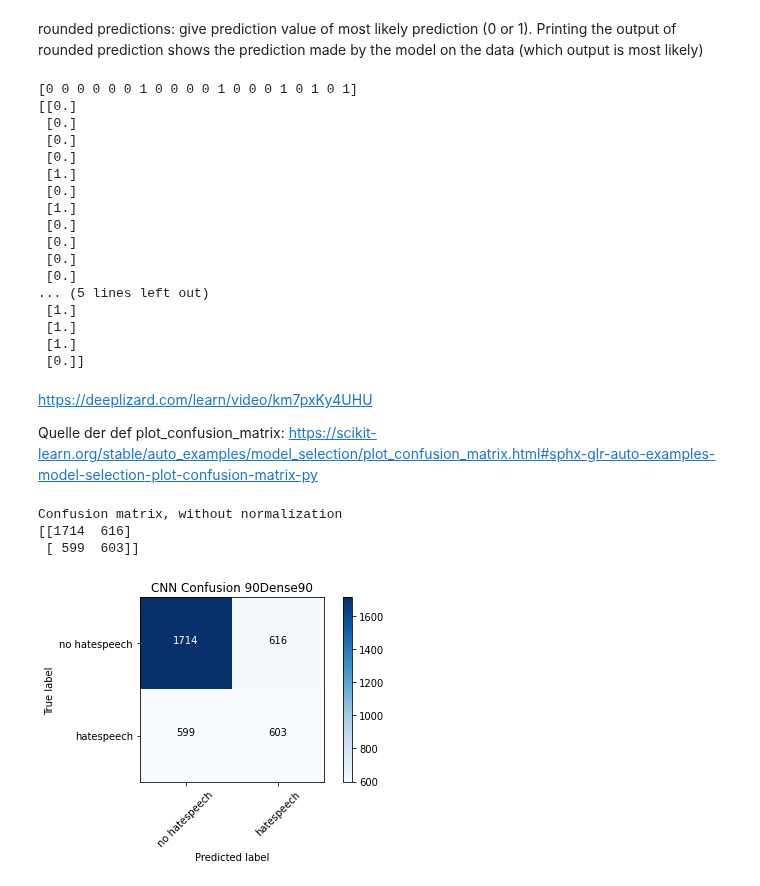
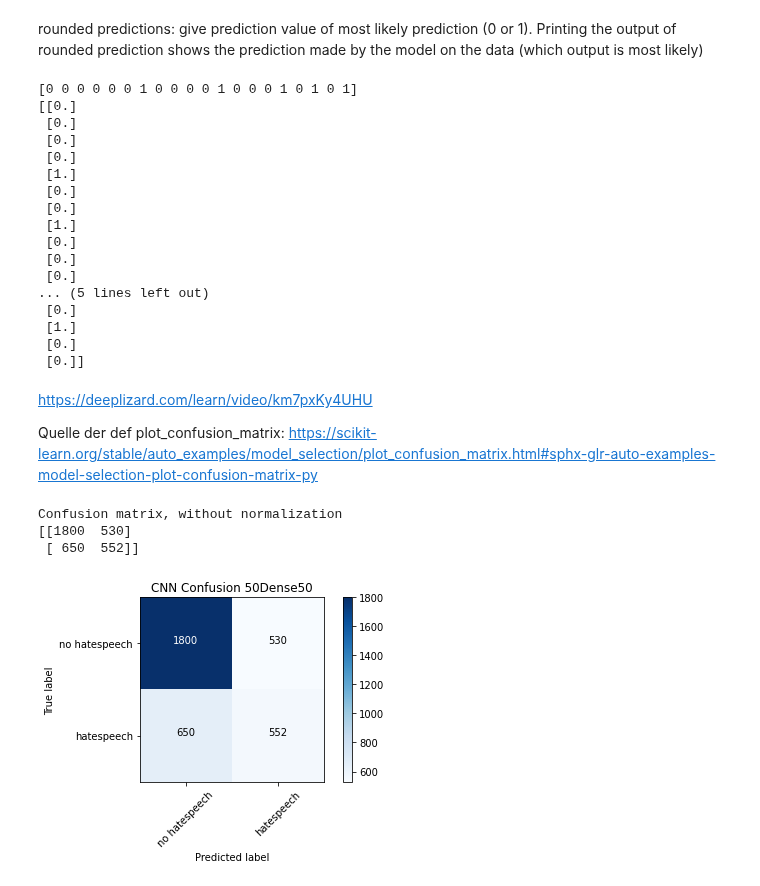
Before and after one commit to BiancaStadl/ProjektarbeitML, a Jupyter notebook: CNN_embedded.ipynb, the cells around one changed output. Cells and saved outputs as stored; diff of their text form; code cells hidden in the pictures.

Commit message:
CNN16052107 nach Ausführung, Dense gleich

```diff
--- a/CNN_embedded.ipynb
+++ b/CNN_embedded.ipynb
@@ -522,6 +519,6 @@ batch_size = 40
 validation_split=0.2
 # %%
 #Werte der Convolutional-Schichten variieren (Filter), Batch-Size variieren, kernel-size..
-CNN16052106.fit(nppadded_training, nptraining_labels, batch_size=batch_size, validation_split=validation_split, epochs=training_epochs, callbacks=[callbackForTB])
+CNN16052107.fit(nppadded_training, nptraining_labels, batch_size=batch_size, validation_split=validation_split, epochs=training_epochs, callbacks=[callbackForTB])
 # %% [output]
 Epoch 1/30
@@ -556,5 +553,5 @@ metrics_f1) = CNN16052106.evaluate(nppadded_testing, nptesting_labels, verbose=1
 make some predictions of test data and save it to variable. verbose=0 -> do not generate output
 Gute Quelle: https://deeplizard.com/learn/video/2f-NjDUvZIE
 # %%
-CNN_predictions06 = CNN16052106.predict(x=nppadded_testing)
+CNN_predictions07 = CNN16052107.predict(x=nppadded_testing)
 # %%
@@ -563,15 +560,15 @@ CNN_predictions06 = CNN16052106.predict(x=nppadded_testing)
 # %% [markdown]
 rounded predictions: give prediction value of most likely prediction (0 or 1). Printing the output of rounded prediction shows the prediction made by the model on the data (which output is most likely)
 # %%
-prediction_rounded06 = np.round(CNN_predictions06)
-#np.argmax(CNN_predictions06,axis=-1)
+prediction_rounded07 = np.round(CNN_predictions07)
+#np.argmax(CNN_predictions07,axis=-1)
 
-#for p in prediction_rounded06:
+#for p in prediction_rounded07:
  # print(p)
 
 
 print(nptesting_labels[500:520])
-print(prediction_rounded06[500:520])
+print(prediction_rounded07[500:520])
 # %% [output]
 [0 0 0 0 0 0 1 0 0 0 0 1 0 0 0 1 0 1 0 1]
 [[0.]
@@ -580,15 +577,15 @@ print(prediction_rounded06[500:520])
  [0.]
  [1.]
  [0.]
+ [0.]
  [1.]
  [0.]
  [0.]
  [0.]
+... (5 lines left out)
  [0.]
-... (5 lines left out)
  [1.]
- [1.]
- [1.]
+ [0.]
  [0.]]
 # %% [markdown]
 https://deeplizard.com/learn/video/km7pxKy4UHU
@@ -632,13 +629,13 @@ def plot_confusion_matrix(cm, classes,
     plt.ylabel('True label')
     plt.xlabel('Predicted label')
 # %%
-cm = confusion_matrix(y_true=nptesting_labels, y_pred=prediction_rounded06)
+cm = confusion_matrix(y_true=nptesting_labels, y_pred=prediction_rounded07)
 # %%
 plot_labels = ['no hatespeech','hatespeech']
 # %%
-plot_confusion_matrix(cm=cm, classes=plot_labels, title='CNN Confusion 90Dense90')
+plot_confusion_matrix(cm=cm, classes=plot_labels, title='CNN Confusion 50Dense50')
 # %% [output]
 Confusion matrix, without normalization
-[[1714  616]
- [ 599  603]]
+[[1800  530]
+ [ 650  552]]
-[figure, old version]
+[figure, new version]
```
Also changed, not shown: parts of 7 cells of this notebook.
